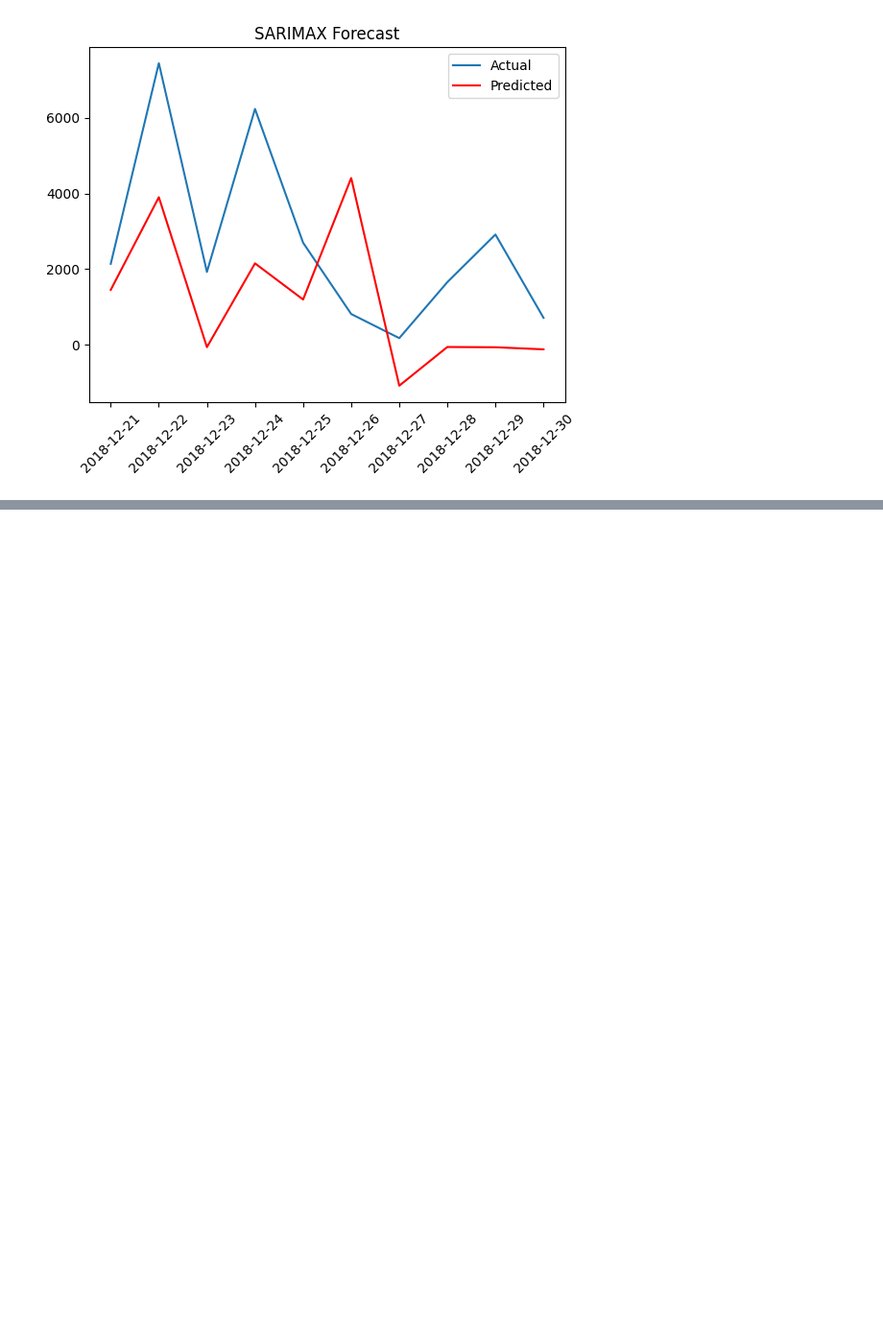
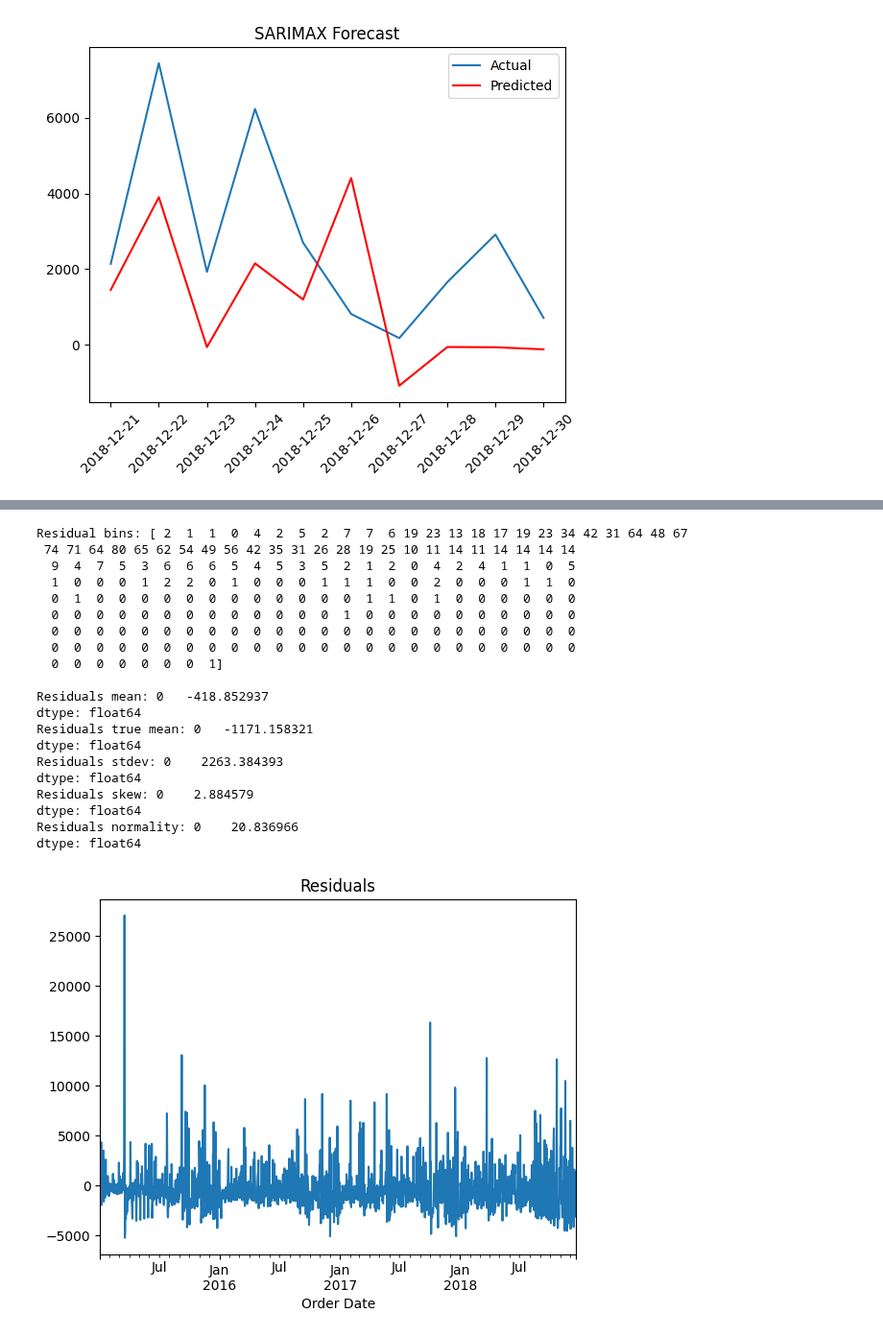
Before and after one commit to MrIsCM/DataProjects, a Jupyter notebook: P1_Sales_DA/predictions.ipynb, the cells around one changed output, grey strips where cells are left out. Shown at 96% size. Drawn from its saved outputs; the diff is of its cells as text; code cells hidden in the pictures; blank space fills up the shorter version.

Commit message:
Trying alt params.

```diff
--- a/P1_Sales_DA/predictions.ipynb
+++ b/P1_Sales_DA/predictions.ipynb
@@ -235,3 +251,17 @@ plt.xticks(rotation=45)
   Text(17894.0, 0, '2018-12-29'),
   Text(17895.0, 0, '2018-12-30')])
 [figure]
+# %%
+alt_params = (1, 1, 1)
+alt_seasonal_params = (1, 1, 1, 12)
+# %%
+alt_model = SARIMAX(
+	train_data['Sales'],
+	order=alt_params,
+	seasonal_order=alt_seasonal_params,
+	enforce_stationarity=False,
+	enforce_invertibility=False,
+	trend='c'
+	)
+alt_model_fit = alt_model.fit()
+print(alt_model_fit.summary())
@@ -237,0 +286,56 @@ plt.xticks(rotation=45)
+# %%
+alt_residuals = pd.DataFrame(alt_model_fit.resid)
+
+# Define the number of bins
+num_bins_alt = 200
+
+# Calculate the histogram of residuals
+residuals_bins_alt, bin_edges_alt = np.histogram(alt_residuals, bins=num_bins_alt)
+
+# Print the histogram bins
+print(f"Residual bins: {residuals_bins_alt}\n")
+max_bin_index_alt = np.argmax(residuals_bins_alt)
+max_bin_edges_alt = bin_edges_alt[max_bin_index_alt:max_bin_index_alt+2]
+
+# Plots
+alt_residuals.plot(legend=False, title='Residuals')
+
+alt_residuals.plot(kind='density', title='Density', legend=False)
+
+
+plt.xlim(-10000, 20000)
+plt.vlines(alt_residuals.mean()+max_bin_edges_alt[1], 0, 0.0003, colors='red', linestyles='dashed', alpha=0.8, label='Mean')
+plt.vlines(alt_residuals.std()+max_bin_edges_alt[1], 0, 0.0003, colors='black', linestyles='dashed', alpha=0.8, label='+Stdev')
+plt.vlines(-alt_residuals.std()+max_bin_edges_alt[1], 0, 0.0003, colors='black', linestyles='dashed', alpha=0.8, label='-Stdev')
+
+plt.legend()
+
+
+# Print the residuals statistics
+print(f"Residuals mean: {alt_residuals.mean()}")
+print(f"Residuals true mean: {alt_residuals.mean()+max_bin_edges_alt[1]}")
+print(f"Residuals stdev: {alt_residuals.std()}")
+print(f"Residuals skew: {alt_residuals.skew()}")
+print(f"Residuals normality: {alt_residuals.kurtosis()}")
+# %% [output]
+Residual bins: [ 2  1  1  0  4  2  5  2  7  7  6 19 23 13 18 17 19 23 34 42 31 64 48 67
+ 74 71 64 80 65 62 54 49 56 42 35 31 26 28 19 25 10 11 14 11 14 14 14 14
+  9  4  7  5  3  6  6  6  5  4  5  3  5  2  1  2  0  4  2  4  1  1  0  5
+  1  0  0  0  1  2  2  0  1  0  0  0  1  1  1  0  0  2  0  0  0  1  1  0
+  0  1  0  0  0  0  0  0  0  0  0  0  0  0  1  1  0  1  0  0  0  0  0  0
+  0  0  0  0  0  0  0  0  0  0  0  0  0  1  0  0  0  0  0  0  0  0  0  0
+  0  0  0  0  0  0  0  0  0  0  0  0  0  0  0  0  0  0  0  0  0  0  0  0
+  0  0  0  0  0  0  0  0  0  0  0  0  0  0  0  0  0  0  0  0  0  0  0  0
+  0  0  0  0  0  0  0  1]
+
+Residuals mean: 0   -418.852937
+dtype: float64
+Residuals true mean: 0   -1171.158321
+dtype: float64
+Residuals stdev: 0    2263.384393
+dtype: float64
+Residuals skew: 0    2.884579
+dtype: float64
+Residuals normality: 0    20.836966
+dtype: float64
+[figure, added]
```
Also changed, not shown: parts of 4 cells of this notebook.
